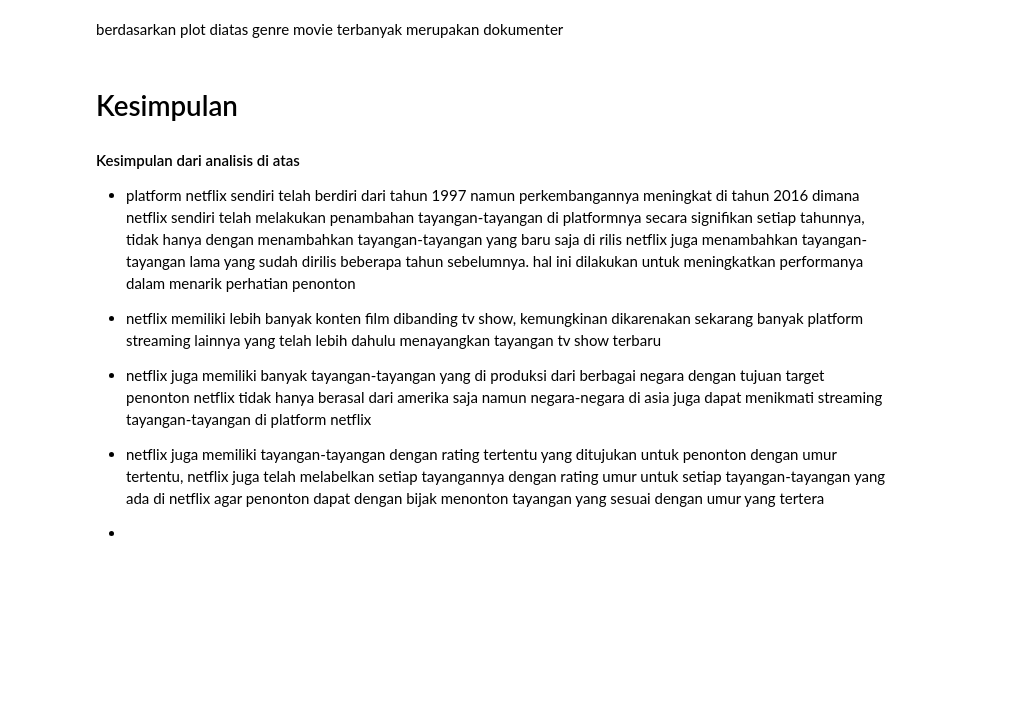
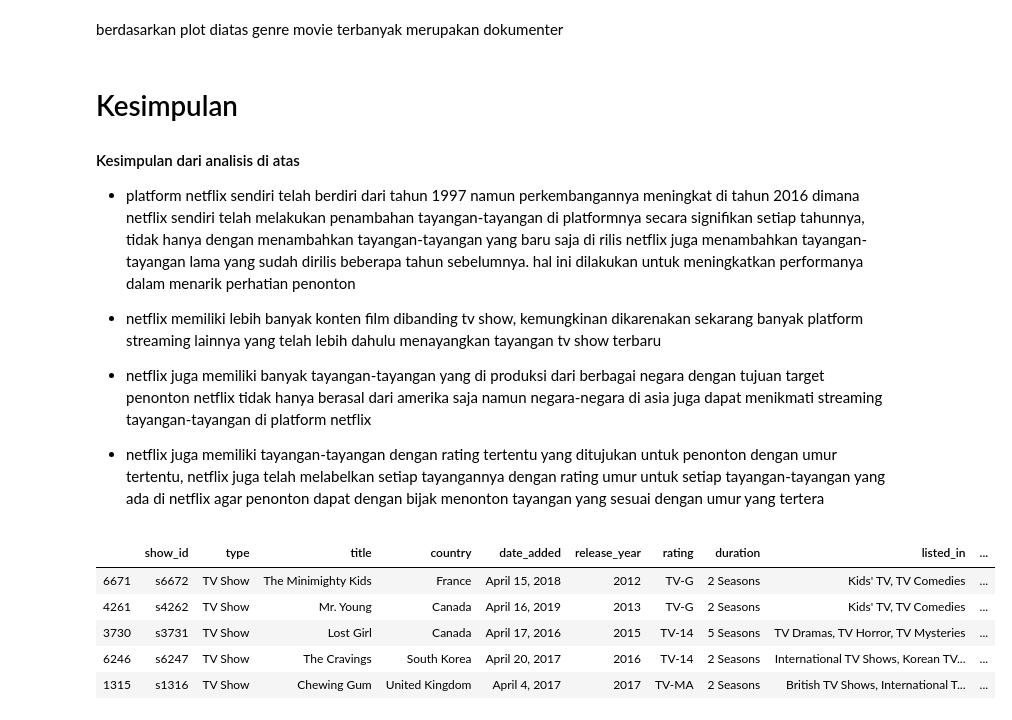
Before and after one commit to rahmaldrs/DSU, a Jupyter notebook: edanetflix.ipynb, the cells around one changed output. Drawn from its saved outputs; the diff is of its cells as text; code cells hidden in the pictures; blank space fills up the shorter version.

```diff
--- a/edanetflix.ipynb
+++ b/edanetflix.ipynb
@@ -351,5 +350,12 @@ berdasarkan plot diatas genre movie terbanyak merupakan dokumenter
 + netflix juga memiliki banyak tayangan-tayangan yang di produksi dari berbagai negara dengan tujuan target penonton netflix tidak hanya berasal dari amerika saja namun negara-negara di asia juga dapat menikmati streaming tayangan-tayangan di platform netflix
 
 + netflix juga memiliki tayangan-tayangan dengan rating tertentu yang ditujukan untuk penonton dengan umur tertentu, netflix juga telah melabelkan setiap tayangannya dengan rating umur untuk setiap tayangan-tayangan yang ada di netflix agar penonton dapat dengan bijak menonton tayangan yang sesuai dengan umur yang tertera
-
-+
+# %%
+data[data['type']=='TV Show'].sort_values('date_added').head(5)
+# %% [output]
+|  | show_id | type | title | country | date_added | release_year | rating | duration | listed_in | ... |
+| 6671 | s6672 | TV Show | The Minimighty Kids | France | April 15, 2018 | 2012 | TV-G | 2 Seasons | Kids' TV, TV Comedies | ... |
+| 4261 | s4262 | TV Show | Mr. Young | Canada | April 16, 2019 | 2013 | TV-G | 2 Seasons | Kids' TV, TV Comedies | ... |
+| 3730 | s3731 | TV Show | Lost Girl | Canada | April 17, 2016 | 2015 | TV-14 | 5 Seasons | TV Dramas, TV Horror, TV Mysteries | ... |
+| 6246 | s6247 | TV Show | The Cravings | South Korea | April 20, 2017 | 2016 | TV-14 | 2 Seasons | International TV Shows, Korean TV... | ... |
+| 1315 | s1316 | TV Show | Chewing Gum | United Kingdom | April 4, 2017 | 2017 | TV-MA | 2 Seasons | British TV Shows, International T... | ... |
```
Also changed, not shown: parts of 9 cells of this notebook.
